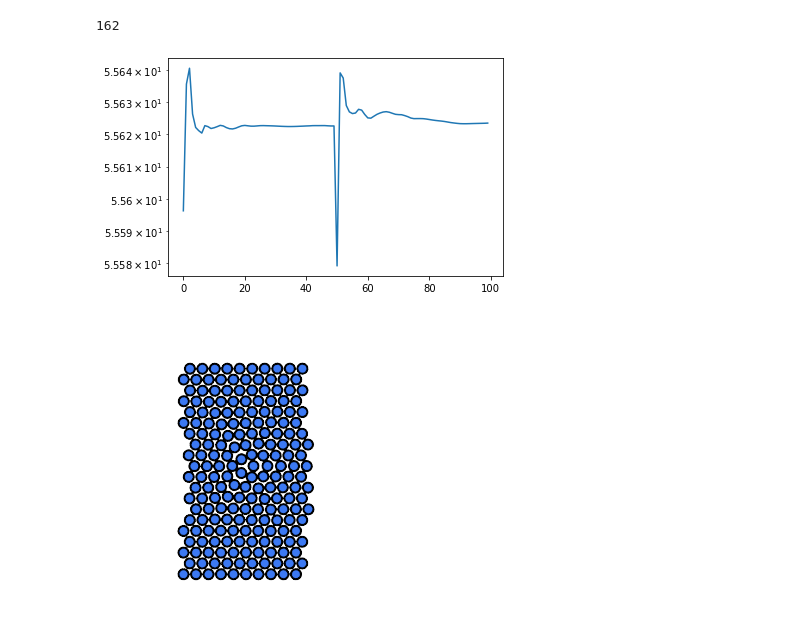
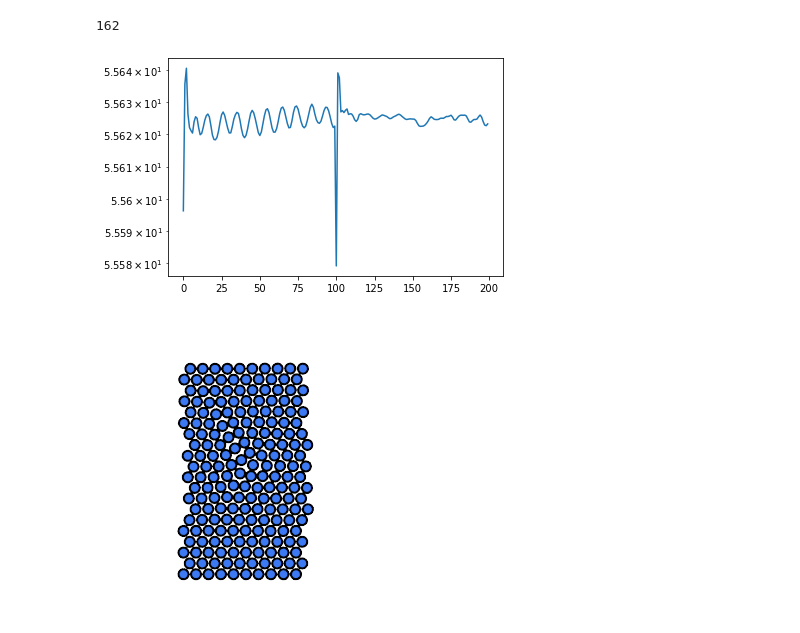
Before and after one commit to ianrgraham/monk, a Jupyter notebook: experiments/neb/neb-mod-test.ipynb, the cells around one changed output. Drawn from its saved outputs; the diff is of its cells as text; code cells hidden in the pictures.

```diff
--- a/experiments/neb/neb-mod-test.ipynb
+++ b/experiments/neb/neb-mod-test.ipynb
@@ -16,6 +18,8 @@ mpl.rcParams["axes.labelsize"] = "xx-large"
 # %% [markdown]
 # Setup initial and final states
 # %%
+device = hoomd.device.GPU()
+
 def make_snap(box, pos):
     snap = gsd.hoomd.Snapshot()
     snap.configuration.box = list(box.L) + [0, 0, 0]
@@ -44,10 +48,10 @@ future_pos = np.delete(future_pos, 0, axis=0)
 snap = make_snap(snap_box, snap_pos)
 future_snap = make_snap(snap_box, future_pos)
 
-sim = hoomd.Simulation(device=hoomd.device.CPU(), seed=10)
+sim = hoomd.Simulation(device=device, seed=10)
 sim.create_state_from_snapshot(snap)
 future_hoomd_snap = hoomd.Snapshot.from_gsd_snapshot(future_snap, sim.device.communicator)
-future_sim = hoomd.Simulation(device=hoomd.device.CPU(), seed=15)
+future_sim = hoomd.Simulation(device=device, seed=15)
 future_sim.create_state_from_snapshot(future_hoomd_snap)
 # %%
 ids = np.ravel(np.argwhere(np.linalg.norm(snap_pos - snap_pos[0, :], axis=-1) < 4)).astype(np.uint32)
@@ -73,36 +77,36 @@ def setup_endpoint(sim: hoomd.Simulation, filter=None):
 
         sim.run(0)
 
     if filter is None:
         filter = hoomd.filter.All()
 
     setup_node(sim, 1.0, forces, filter)
 
 # filter=hoomd.filter.All()
 setup_endpoint(sim, filter)
 setup_endpoint(future_sim, filter)
 start = sim
 end = future_sim
 
 start.operations.integrator.nudge = False
 energy = []
 start.state.thermalize_particle_momenta(hoomd.filter.All(), kT=1.0)
-for i in range(50):
+for i in range(100):
     start.run(100)
     energy.append(start.operations.integrator.energy)
 start.operations.integrator.nudge = True
 
 end.operations.integrator.nudge = False
 end.state.thermalize_particle_momenta(hoomd.filter.All(), kT=1.0)
-for i in range(50):
+for i in range(100):
     end.run(100)
     energy.append(end.operations.integrator.energy)
 end.operations.integrator.nudge = True
 
 plt.plot(energy)
 plt.yscale('log')
 # %% [output]
-[figure, old version]
+[figure, new version]
 # %%
 render.render_disk_frame(start.state.get_snapshot(), Nx*0.6*2)
 # %% [output]
```
Also changed, not shown: parts of 5 cells of this notebook, 10 other files.
